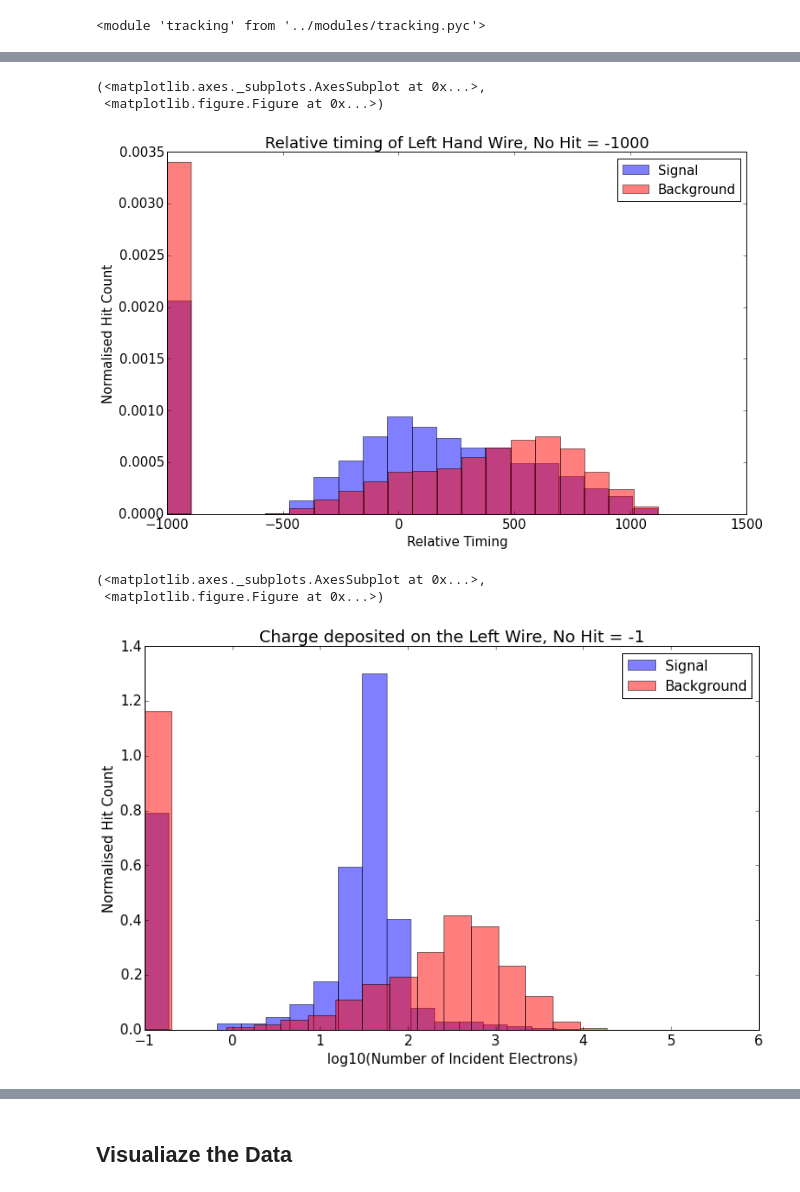
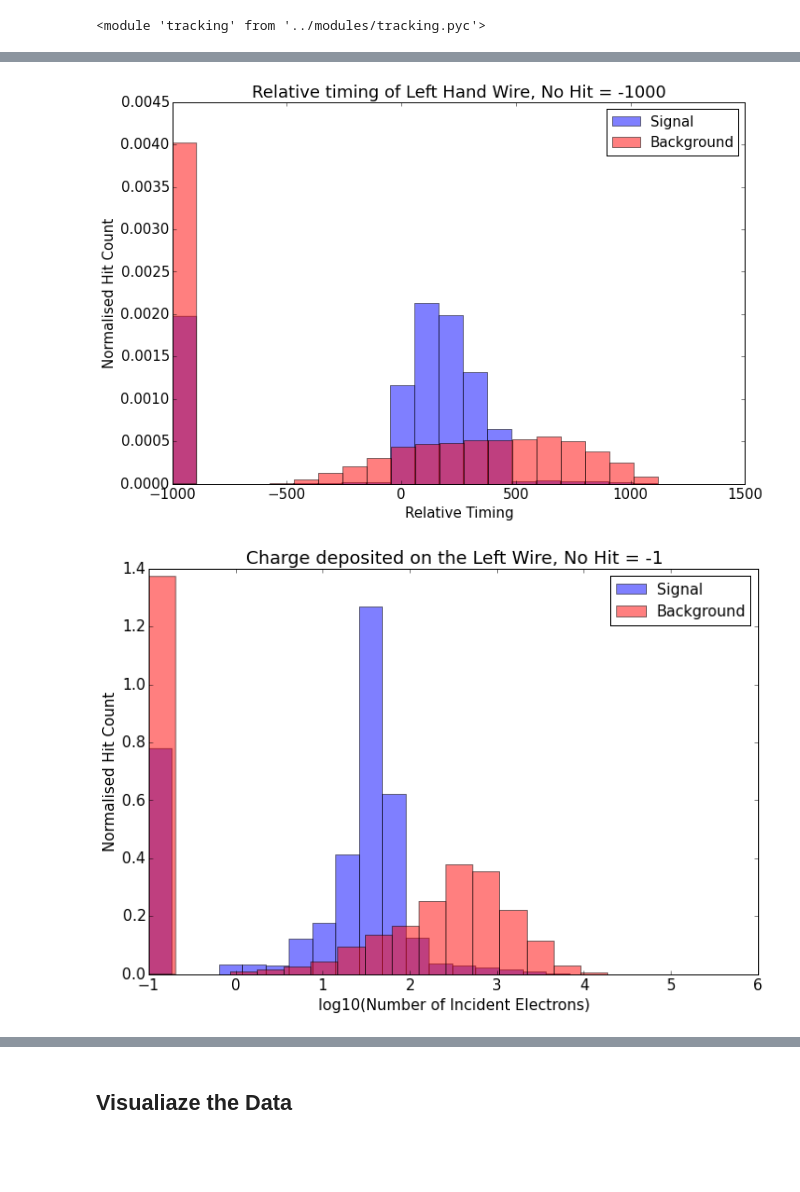
Before and after one commit to ewengillies/track-finding-yandex, a Jupyter notebook: notebooks/ICEDUST_MainPipeline.ipynb, the cells around one changed output, grey strips where cells are left out. Saved outputs shown, nothing was run; the diff lists cells and outputs as text; code cells hidden in the pictures; blank space fills up the shorter version.

```diff
--- a/notebooks/ICEDUST_MainPipeline.ipynb
+++ b/notebooks/ICEDUST_MainPipeline.ipynb
@@ -140,4 +216,5 @@ sig_cth.data["CTHHit.fMCPos.fE"] += cth_time_smear
 # %% [markdown]
 ### Add the drift time to the CDC hits
 # %%
-sig_cdc.data[sig_cdc.time_name] += sig_cdc.data[drift_name]
+print "Hello"
+#sig_cdc.data[sig_cdc.time_name] += sig_cdc.data[drift_name]
@@ -287,5 +392,5 @@ back_cdc = CyDetHits(back_sample,
                      row_name=row_name,
                      hit_type_name=sig_flag,
                      branches=these_branches,
-                     empty_branches=empty_branches)
-back_cdc.data[back_cdc.time_name] += back_cdc.data[drift_name]
+                     empty_branches=empty_branches,
+                     n_evts=10)
@@ -349,2 +496,3 @@ print memory_usage()
 # %%
 hits_cdc.data[hits_cdc.row_name] = geom.point_layers[hits_cdc.get_events()[hits_cdc.flat_name]]
+hits_cdc.data[cell_id_name] = geom.point_indexes[hits_cdc.get_events()[hits_cdc.flat_name]]
@@ -787,22 +897,13 @@ Totally spent 367.10 seconds on training
 # %%
 # Test it on the last set of data
 hits_cdc.data[trk_scr_name] = hough_gbdt.predict_proba(
-        DataFrame(np.vstack(
-                        [hits_cdc.get_measurement(hits_cdc.edep_name,
-                                                  shift=i,
-                                                  only_hits=True,
-                                                  flatten=True) for i in [0,-1,1]] +\
-                        [hits_cdc.get_measurement(hits_cdc.time_name,
-                                                  shift=i,
-                                                  only_hits=True,
-                                                  flatten=True) for i in [0,-1,1]] +\
-                        [hits_cdc.get_measurement(hits_cdc.row_name,
-                                                  only_hits=True,
-                                                  flatten=True)] +\
-                        [hits_cdc.get_measurement(hgh_scr_name,
-                                                  only_hits=True,
-                                                  flatten=True)]).T,
-                        columns=track_train_features)
+        DataFrame(
+            np.vstack(
+                    get_measurment_and_neighbours(hits_cdc, hits_cdc.edep_name) +\
+                    get_measurment_and_neighbours(hits_cdc, hits_cdc.time_name) +\
+                    [hits_cdc.data[hits_cdc.row_name]] +\
+                    [hits_cdc.data[hgh_scr_name]]).T,
+            columns=track_train_features)
         )[:,1]
 # Invalidate the training sample
 hits_cdc.data[trk_scr_name][np.logical_not(hit_masks[3])] = -1
@@ -854,26 +938,27 @@ labels = np.take([0,2,1], hits_cdc.get_measurement("CDCHit.fIsSig",
                                    only_hits=True,
                                    flatten=True).astype(int) + 1)
 # %%
-figsize(12, 7.5)
-plot_feature( hits_cdc.get_measurement(rel_time_name, flatten=True, shift=-1, default=-1000),
+plot_feature( hits_cdc.get_measurement(rel_time_name,
+                                       flatten=True,
+                                       shift=-1,
+                                       default=-1000),
               labels,
-              xlabel="Relative Timing", ylabel="Normalised Hit Count", xlog=False,
-              title="Relative timing of Left Hand Wire, No Hit = -1000", nbins=20)
+              xlabel="Relative Timing", ylabel="Normalised Hit Count",
+              title="Relative timing of Left Hand Wire, No Hit = -1000",
+              xlog=False, nbins=20)
+show()
 # %% [output]
-(<matplotlib.axes._subplots.AxesSubplot at 0x...>,
- <matplotlib.figure.Figure at 0x...>)
-[figure, old version]
+[figure, new version]
 # %%
-figsize(12, 7.5)
 plot_feature( np.log10(hits_cdc.get_measurement(hits_cdc.edep_name, flatten=True, shift=-1) + 0.1),
               labels,
               xlabel="log10(Number of Incident Electrons)",
               ylabel="Normalised Hit Count", xlog=False,
-              title="Charge deposited on the Left Wire, No Hit = -1", nbins=20)
+              title="Charge deposited on the Left Wire, No Hit = -1",
+              nbins=20)
+show()
 # %% [output]
-(<matplotlib.axes._subplots.AxesSubplot at 0x...>,
- <matplotlib.figure.Figure at 0x...>)
-[figure, old version]
+[figure, new version]
 # %%
 plot_feature( hits_cdc.get_events()[lcl_scr_name][np.logical_not(hit_masks[0])],
               labels[np.logical_not(hit_masks[0])],
```
Also changed, not shown: parts of 108 cells of this notebook, 4 other files.
